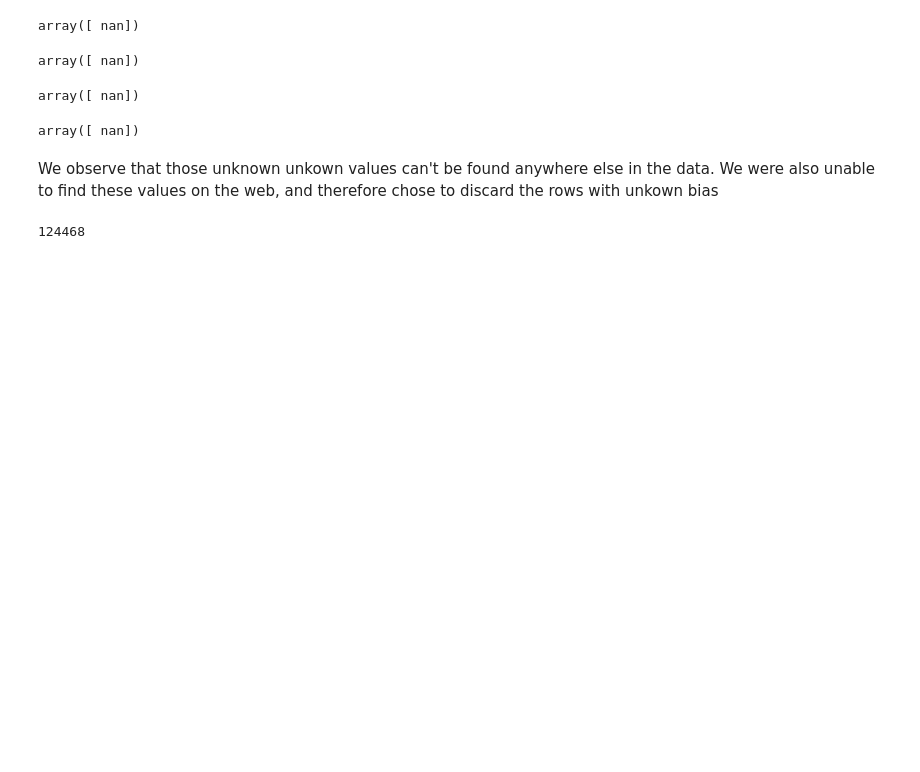
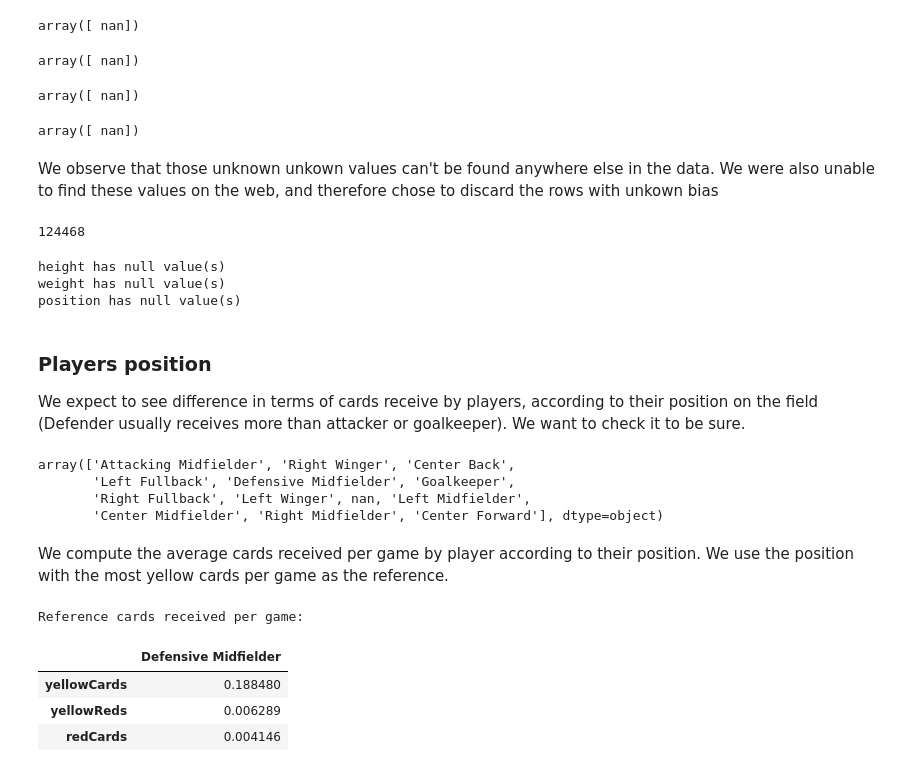
Before and after one commit to nathanquinteiro/ADA-Homework, a Jupyter notebook: 04 - Applied ML/Applied_ML.ipynb, the cells around one changed output. Saved outputs shown, nothing was run; the diff lists cells and outputs as text; code cells hidden in the pictures; blank space fills up the shorter version.

```diff
--- a/04 - Applied ML/Applied_ML.ipynb
+++ b/04 - Applied ML/Applied_ML.ipynb
@@ -377,3 +375,38 @@ data_clean = data_clean.dropna(subset=["meanIAT"])
 len(data_clean)
 # %% [output]
 124468
+# %%
+for feature in data_clean:
+    if data_clean[feature].isnull().any():
+        print(feature, "has null value(s)")
+# %% [output]
+height has null value(s)
+weight has null value(s)
+position has null value(s)
+# %% [markdown]
+### Players position
+
+We expect to see difference in terms of cards receive by players, according to their position on the field (Defender usually receives more than attacker or goalkeeper). We want to check it to be sure.
+# %%
+positions = data_clean.position.unique()
+positions
+# %% [output]
+array(['Attacking Midfielder', 'Right Winger', 'Center Back',
+       'Left Fullback', 'Defensive Midfielder', 'Goalkeeper',
+       'Right Fullback', 'Left Winger', nan, 'Left Midfielder',
+       'Center Midfielder', 'Right Midfielder', 'Center Forward'], dtype=object)
+# %% [markdown]
+We compute the average cards received per game by player according to their position. We use the position with the most yellow cards per game as the reference.
+# %%
+cards_position = data_clean.groupby("position")[["yellowCards","yellowReds","redCards"]].mean()
+games_position = data_clean.groupby("position")[["games"]].mean()
+cards_position_average = cards_position.div(games_position["games"],axis='rows').sort_values(by="yellowCards",ascending=False)
+print("Reference cards received per game:")
+reference = cards_position_average.iloc[0]
+reference.to_frame()
+# %% [output]
+Reference cards received per game:
+|  | Defensive Midfielder |
+| yellowCards | 0.188480 |
+| yellowReds | 0.006289 |
+| redCards | 0.004146 |
```
Also changed, not shown: parts of 19 cells of this notebook, 3 other files.
